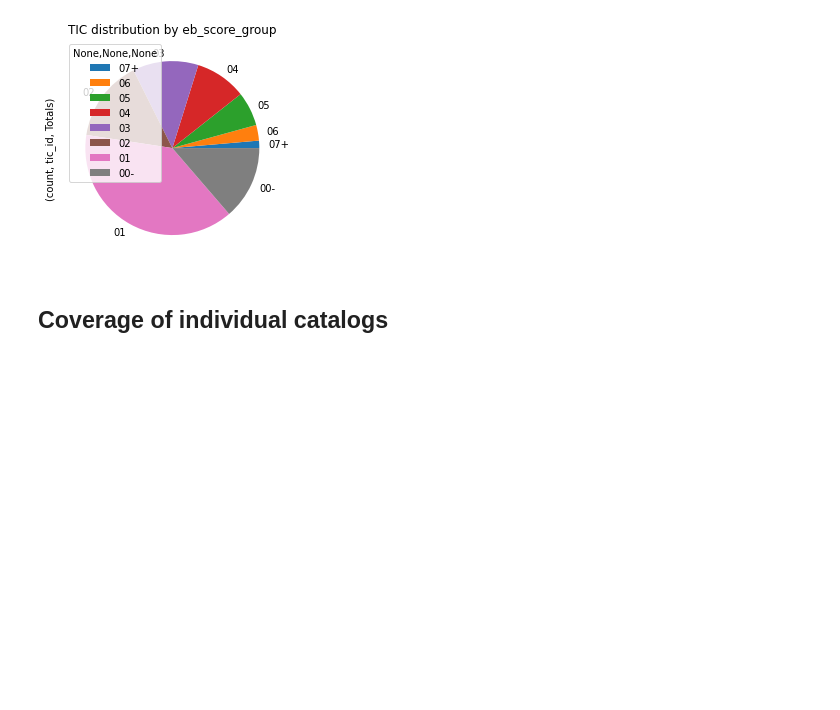
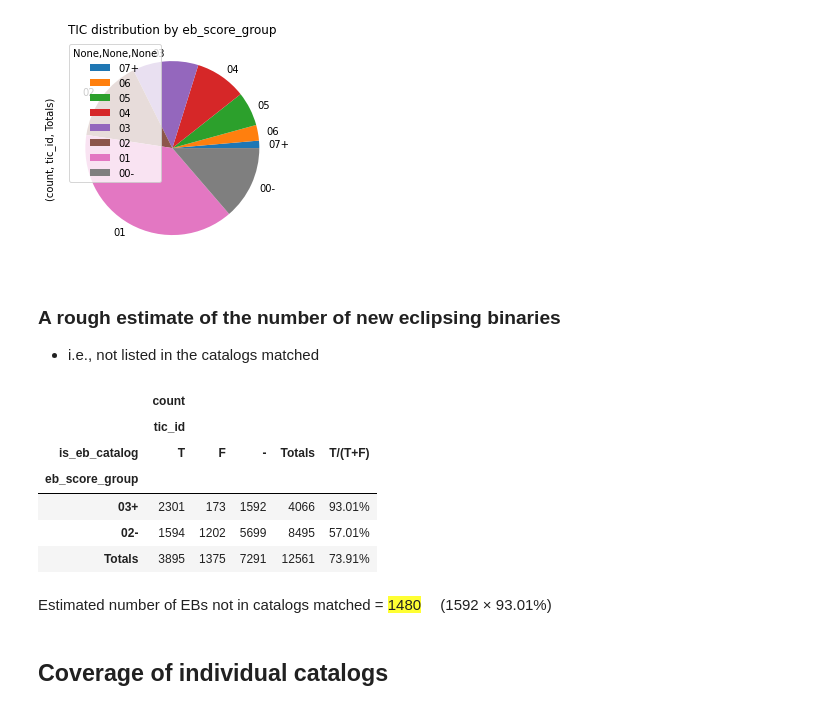
Before and after one commit to orionlee/pht_eb_stats2, a Jupyter notebook: src/dashboard.ipynb, the cells around one changed output. Saved outputs shown, nothing was run; the diff lists cells and outputs as text; code cells hidden in the pictures; blank space fills up the shorter version.

Commit message:
dashboard: estimate # new eclipsing binaries

```diff
--- a/src/dashboard.ipynb
+++ b/src/dashboard.ipynb
@@ -39,6 +42,28 @@ display(grid);
 # %% [output]
 GridBox(children=(Output(layout=Layout(border='1px dotted gray')), Output(layout=Layout(border='1px dotted gra…
 [figure]
+# %% [markdown]
+### A rough estimate of the number of new eclipsing binaries
+- i.e., not listed in the catalogs matched
+# %%
+# reload(catalog_stats)
+
+# use min_eb_score=3 , as it's the threshold that proxy accuracy >= 90%
+res, report, styler = catalog_stats.estimate_num_ebs_not_in_catalog(df_catalog, min_eb_score=3);
+display(styler)
+display(HTML(f"""Estimated number of EBs not in catalogs matched =
+<span style="background: rgba(255, 255, 0, 0.8)">{res.num_eb_not_in_catalog}</span>
+&emsp;({res.num_not_classified} &times; {res.proxy_accuracy:.2%})
+"""))
+# %% [output]
+|  | count |  |  |  |  |
+|  | tic_id |  |  |  |  |
+| is_eb_catalog | T | F | - | Totals | T/(T+F) |
+| eb_score_group |  |  |  |  |  |
+| 03+ | 2301 | 173 | 1592 | 4066 | 93.01% |
+| 02- | 1594 | 1202 | 5699 | 8495 | 57.01% |
+| Totals | 3895 | 1375 | 7291 | 12561 | 73.91% |
+Estimated number of EBs not in catalogs matched = 1480 (1592 × 93.01%)
 # %% [markdown]
 ## Coverage of individual catalogs
 # %%
```
Also changed, not shown: parts of 2 cells of this notebook, 2 other files.
